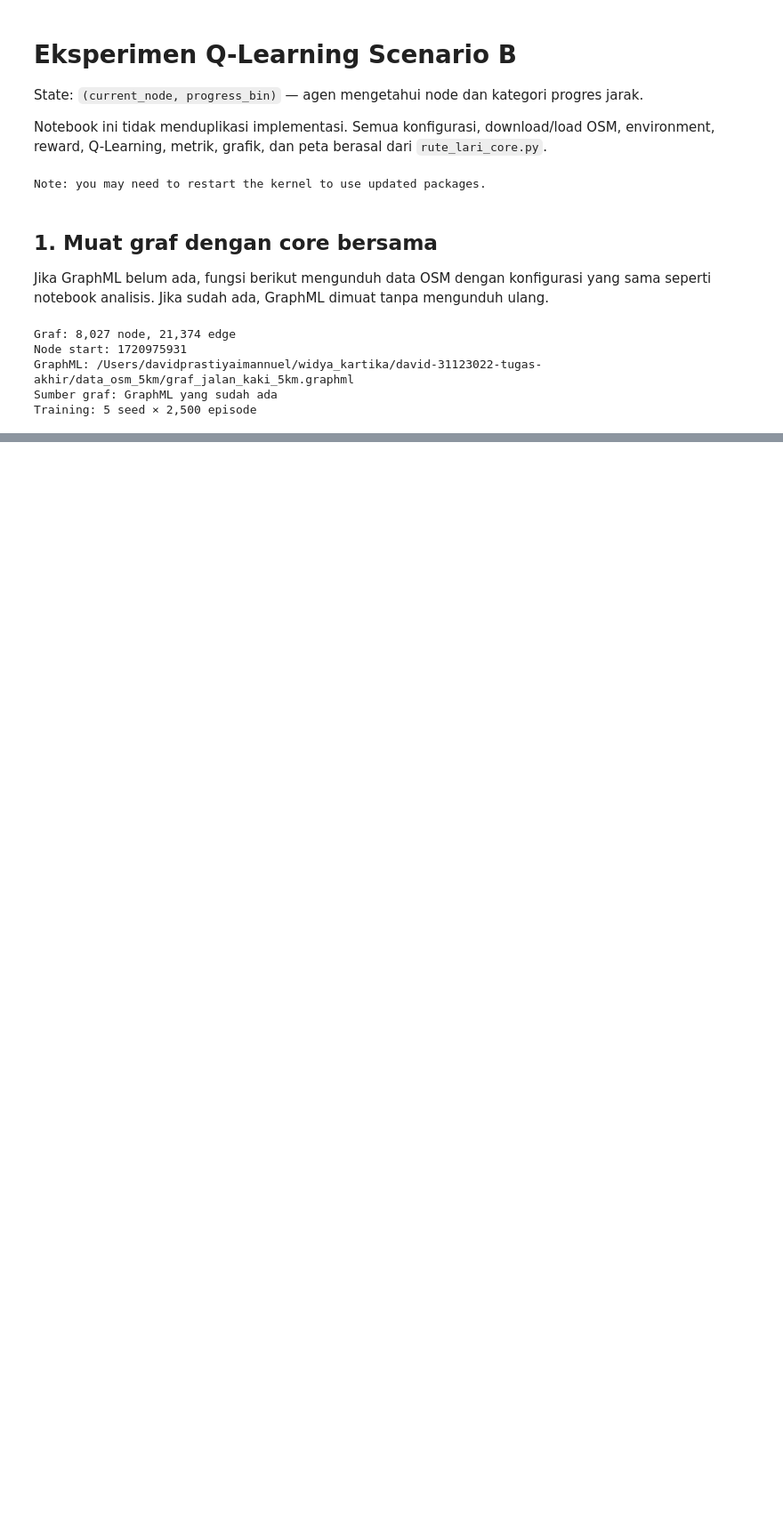
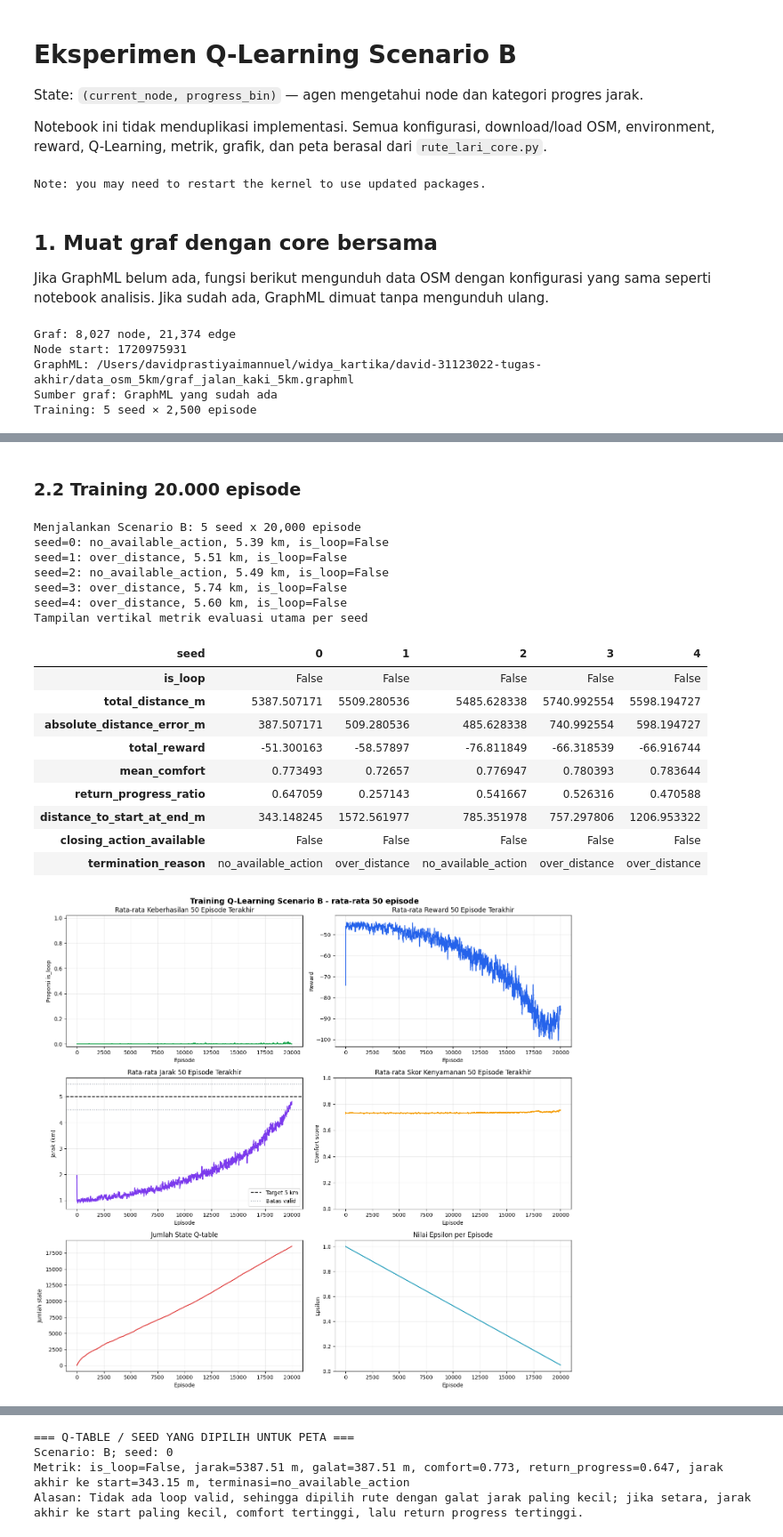
Before and after one commit to davidimannuel/uwika-ta-31123022-2026, a Jupyter notebook: scenario_B.ipynb, the cells around one changed output, grey strips where cells are left out. Shown at 89% size. Drawn from its saved outputs; the diff is of its cells as text; code cells hidden in the pictures; blank space fills up the shorter version.

```diff
--- a/scenario_B.ipynb
+++ b/scenario_B.ipynb
@@ -81,0 +92,30 @@ Peta: /Users/davidprastiyaimannuel/widya_kartika/david-31123022-tugas-akhir/hasi
+# %% [markdown]
+### 2.2 Training 20.000 episode
+# %%
+import importlib
+# Memastikan kernel memakai versi core terbaru yang mendukung parameter episodes.
+importlib.reload(rute_lari_core)
+
+result_b_20000 = rute_lari_core.run_scenario_experiment(
+    G, START_NODE, 'B', episodes=20_000,
+    result_subdir='sensitivitas_episode_20000_B',
+)
+# %% [output]
+Menjalankan Scenario B: 5 seed x 20,000 episode
+seed=0: no_available_action, 5.39 km, is_loop=False
+seed=1: over_distance, 5.51 km, is_loop=False
+seed=2: no_available_action, 5.49 km, is_loop=False
+seed=3: over_distance, 5.74 km, is_loop=False
+seed=4: over_distance, 5.60 km, is_loop=False
+Tampilan vertikal metrik evaluasi utama per seed
+| seed | 0 | 1 | 2 | 3 | 4 |
+| is_loop | False | False | False | False | False |
+| total_distance_m | 5387.507171 | 5509.280536 | 5485.628338 | 5740.992554 | 5598.194727 |
+| absolute_distance_error_m | 387.507171 | 509.280536 | 485.628338 | 740.992554 | 598.194727 |
+| total_reward | -51.300163 | -58.57897 | -76.811849 | -66.318539 | -66.916744 |
+| mean_comfort | 0.773493 | 0.72657 | 0.776947 | 0.780393 | 0.783644 |
+| return_progress_ratio | 0.647059 | 0.257143 | 0.541667 | 0.526316 | 0.470588 |
+| distance_to_start_at_end_m | 343.148245 | 1572.561977 | 785.351978 | 757.297806 | 1206.953322 |
+| closing_action_available | False | False | False | False | False |
+| termination_reason | no_available_action | over_distance | no_available_action | over_distance | over_distance |
+[figure, added]
@@ -81,0 +123,4 @@ Peta: /Users/davidprastiyaimannuel/widya_kartika/david-31123022-tugas-akhir/hasi
+=== Q-TABLE / SEED YANG DIPILIH UNTUK PETA ===
+Scenario: B; seed: 0
+Metrik: is_loop=False, jarak=5387.51 m, galat=387.51 m, comfort=0.773, return_progress=0.647, jarak akhir ke start=343.15 m, terminasi=no_available_action
+Alasan: Tidak ada loop valid, sehingga dipilih rute dengan galat jarak paling kecil; jika setara, jarak akhir ke start paling kecil, comfort tertinggi, lalu return progress tertinggi.
```
Also changed, not shown: parts of 15 cells of this notebook, 5 other files.
